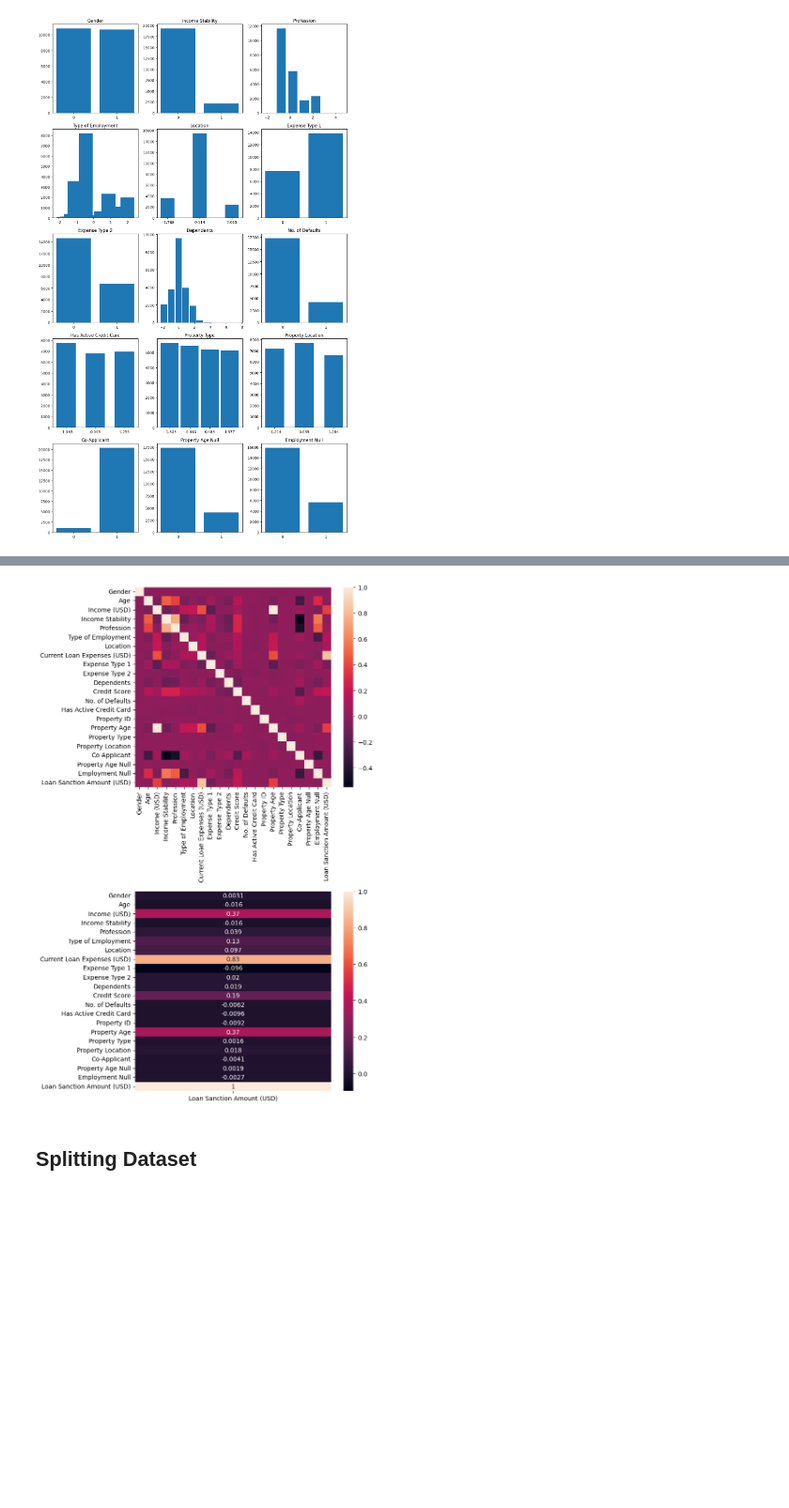
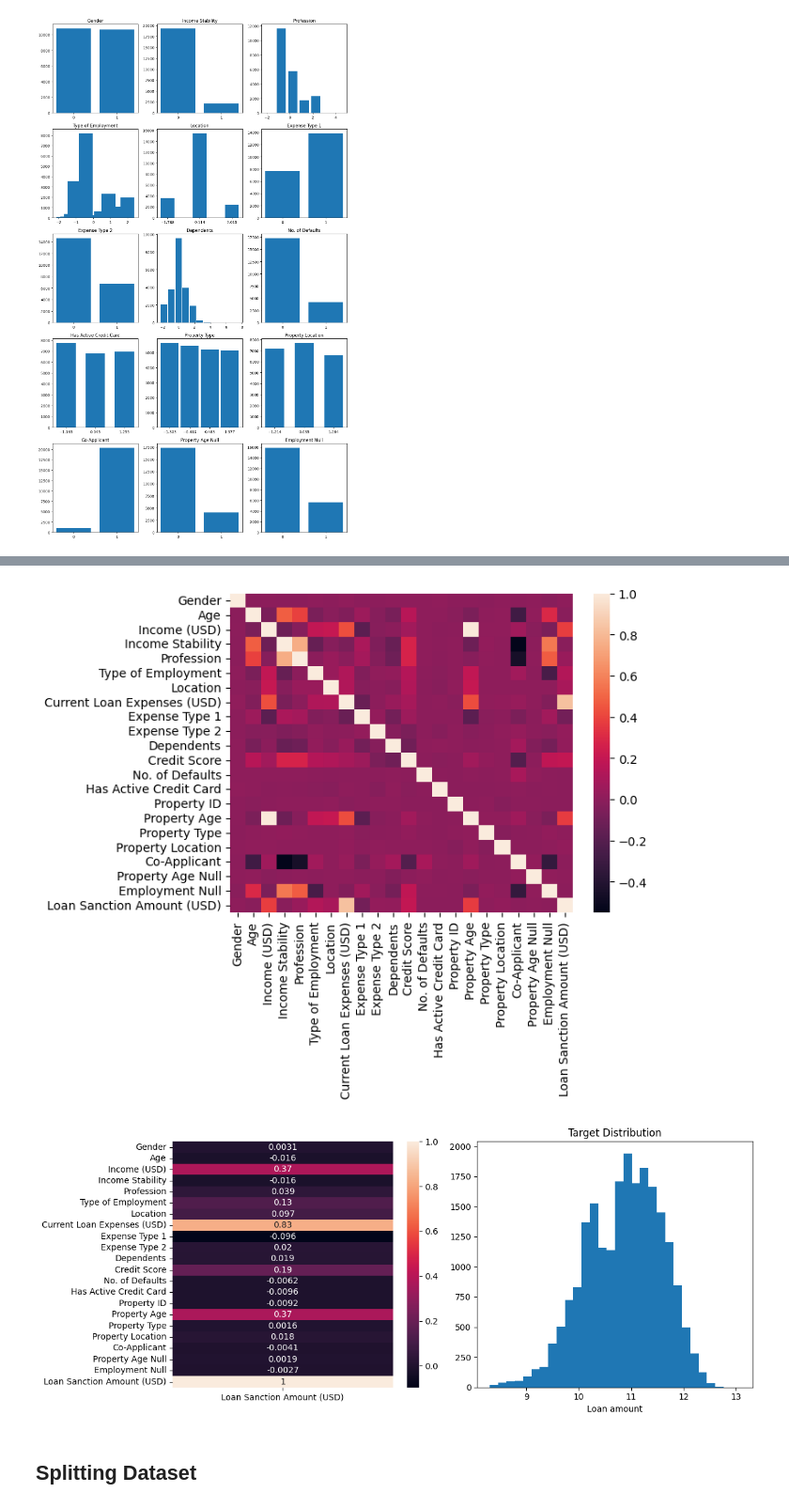
Before and after one commit to KarthikPreVin/MACHINE-LEARNING-LAB, a Jupyter notebook: ASSIGNMENT 3/ASSIGNMENT 3.ipynb, the cells around one changed output, grey strips where cells are left out. Shown at 94% size. Saved outputs shown, nothing was run; the diff lists cells and outputs as text; code cells hidden in the pictures; blank space fills up the shorter version.

```diff
--- a/ASSIGNMENT 3/ASSIGNMENT 3.ipynb
+++ b/ASSIGNMENT 3/ASSIGNMENT 3.ipynb
@@ -243,15 +241,25 @@ plt.show()
+# %%
+df = pd.concat([X,y],axis=1)
+sns.heatmap(df.corr())
+plt.savefig(f"latex/images/heatmap.pdf", bbox_inches='tight')
+# %% [output]
+[figure, added]
 # %%
-df = pd.concat([X,y],axis=1)
 
-fig,axes = plt.subplots(nrows = 2, ncols=1, figsize=(8,12))
 
-sns.heatmap(df.corr(), ax=axes[0])
-sns.heatmap(df.corr()[["Loan Sanction Amount (USD)"]],ax=axes[1],annot=True)
+fig,axes = plt.subplots(nrows = 1, ncols=2, figsize=(12,5))
 
+
+sns.heatmap(df.corr()[["Loan Sanction Amount (USD)"]],ax=axes[0],annot=True)
+
+axes[1].hist(y["Loan Sanction Amount (USD)"], bins = 30)
+axes[1].set_title("Target Distribution")
+axes[1].set_xlabel("Loan amount")
 plt.tight_layout()
+plt.savefig(f"latex/images/target_analysis.pdf", bbox_inches='tight')
 plt.show()
 # %% [output]
-[figure, old version]
+[figure, new version]
 # %% [markdown]
 ## Splitting Dataset
 # %%
```
Also changed, not shown: parts of 16 cells of this notebook, 2 other files.
